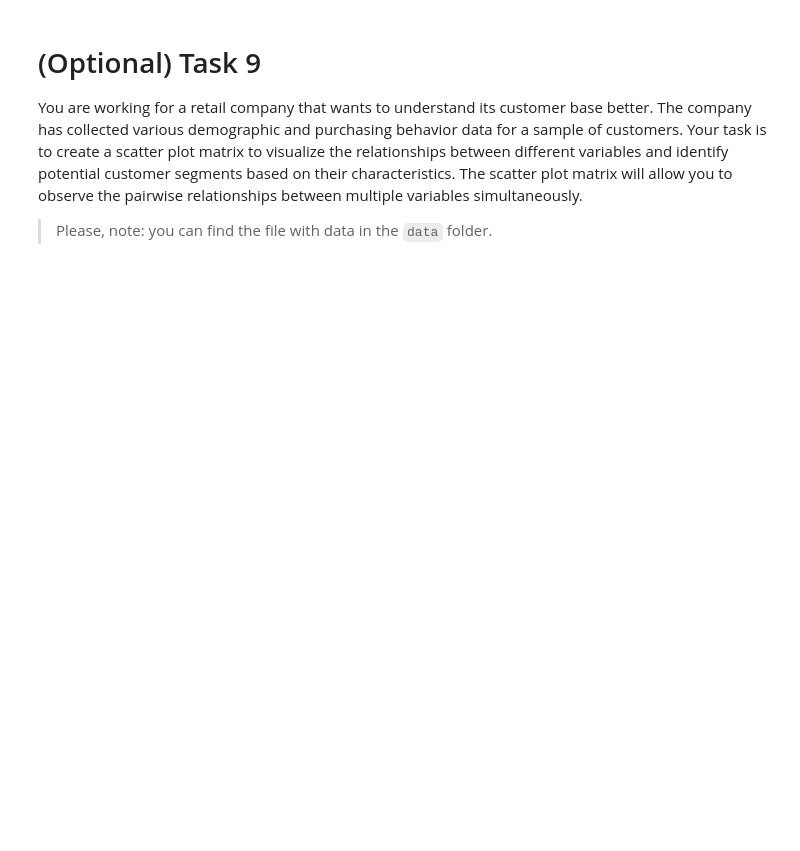
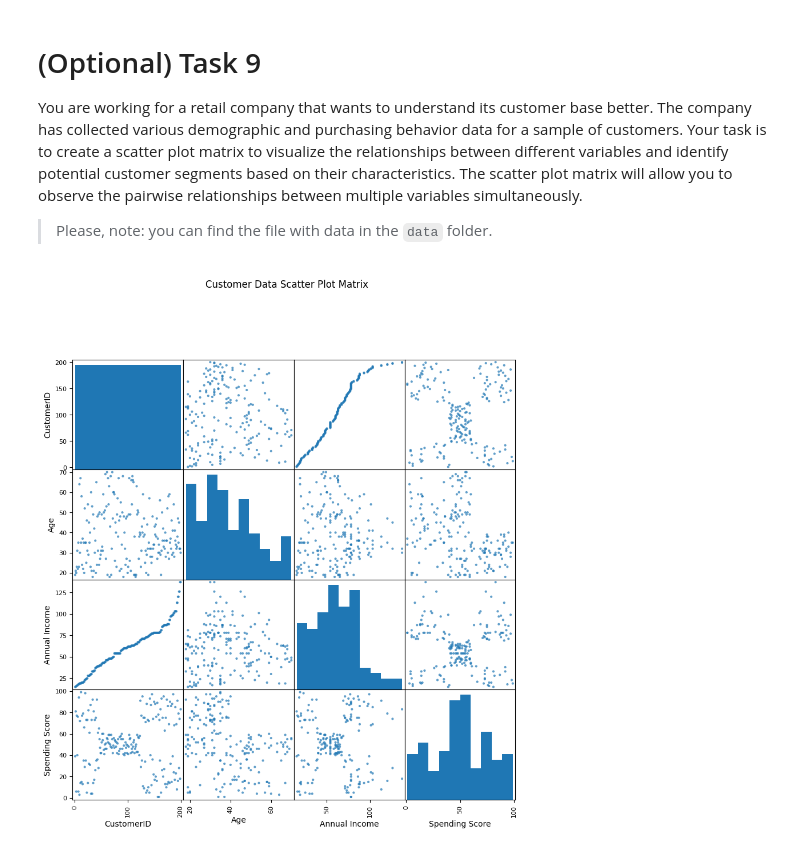
Before and after one commit to Viktor395/py-matplotlib, a Jupyter notebook: app/matplotlib.ipynb, the cells around one changed output. Drawn from its saved outputs; the diff is of its cells as text; code cells hidden in the pictures; blank space fills up the shorter version.

```diff
--- a/app/matplotlib.ipynb
+++ b/app/matplotlib.ipynb
@@ -214,0 +235,17 @@ You are working for a retail company that wants to understand its customer base
+# %%
+# write your code here
+import pandas as pd
+import matplotlib.pyplot as plt
+
+
+df = pd.read_csv("../data/customer_data.csv")
+
+
+numeric_df = df.select_dtypes(include=['number'])
+
+
+pd.plotting.scatter_matrix(numeric_df, alpha=0.7, figsize=(10, 10), diagonal='hist')
+plt.suptitle("Customer Data Scatter Plot Matrix", y=1.02)
+plt.show()
+# %% [output]
+[figure, added]
```
Also changed, not shown: parts of 3 cells of this notebook.
